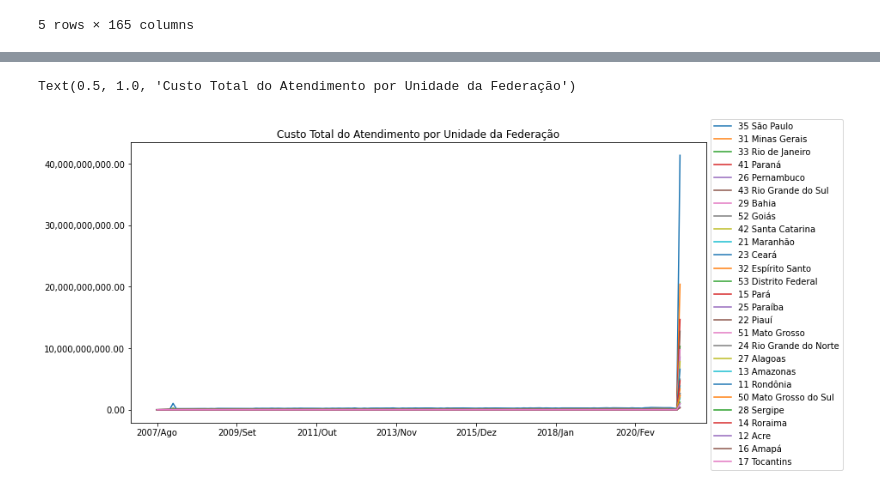
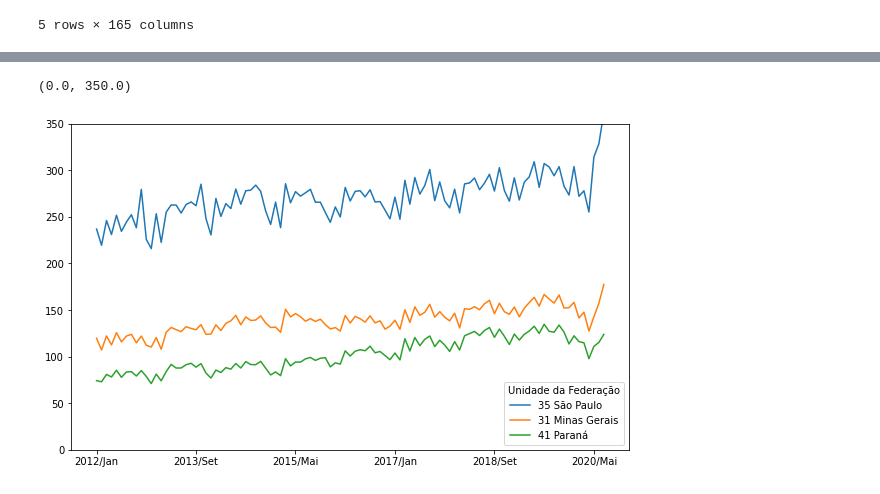
Before and after one commit to laugustovieira/BootCamp---Data-Science, a Jupyter notebook: BootCampDataScience.ipynb, the cells around one changed output, grey strips where cells are left out. Drawn from its saved outputs; the diff is of its cells as text; code cells hidden in the pictures.

```diff
--- a/BootCampDataScience.ipynb
+++ b/BootCampDataScience.ipynb
@@ -381,9 +383,7 @@ ordenado_por_total.T.plot(figsize=(12,6))
-# %%
-usaveis
-ax = usaveis.T.plot(figsize= (12,6))
-ax.yaxis.set_major_formatter(ticker.StrMethodFormatter("{x:,.2f}"))
-plt.legend(bbox_to_anchor=(1,1.1))
-plt.title("Custo Total do Atendimento por Unidade da Federação")
-# %% [output]
-Text(0.5, 1.0, 'Custo Total do Atendimento por Unidade da Federação')
-[figure, removed]
+# %%
+meses_filtrados = ordenado_por_total.columns[47:150]
+ordenado_por_total[meses_filtrados].head(3).T.plot(figsize=(10,6))
+plt.ylim(0,350) #importante para manter a mesma escala para a análise. Sem esta linha pode deturpar a informação
+# %% [output]
+(0.0, 350.0)
+[figure, added]
```
Also changed, not shown: parts of 9 cells of this notebook.
